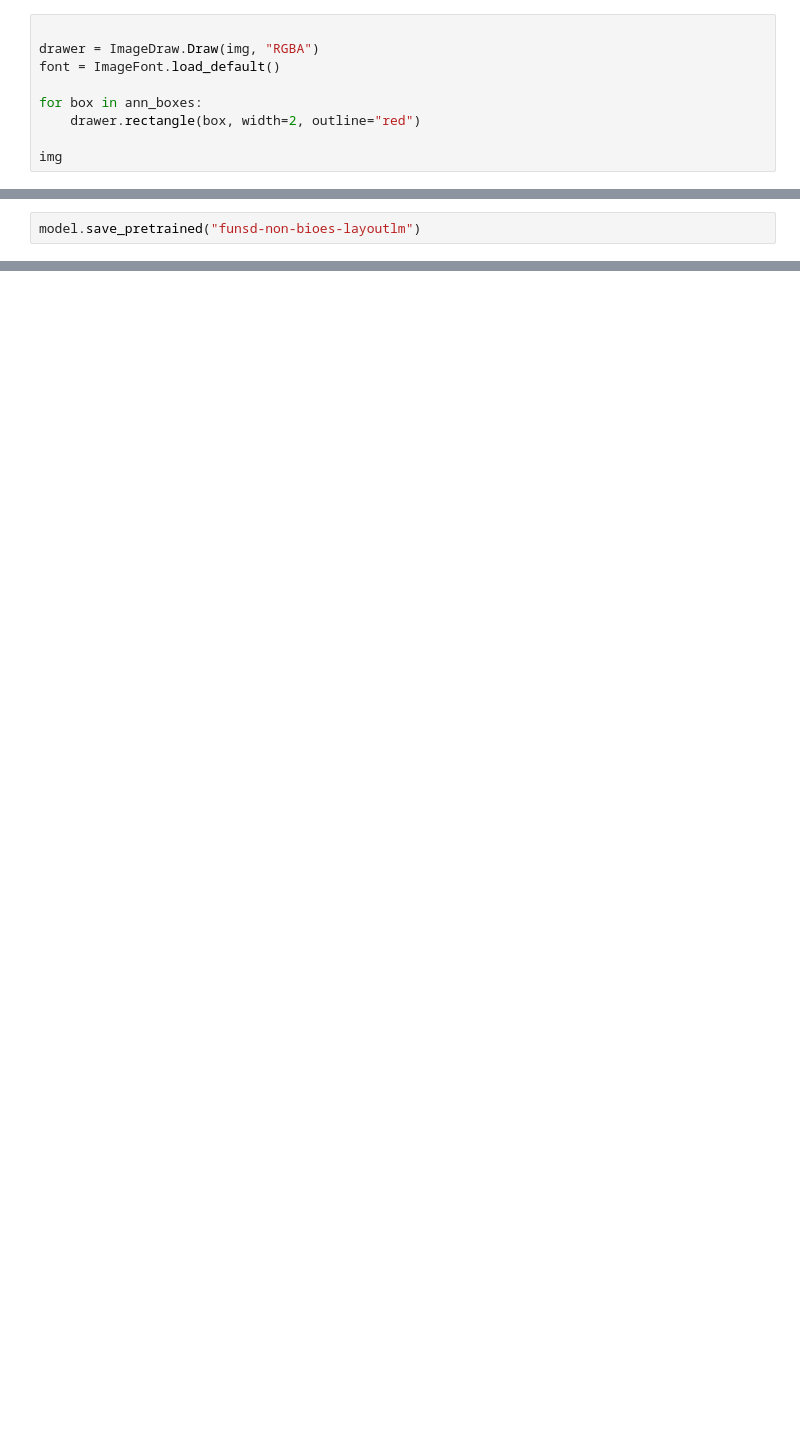
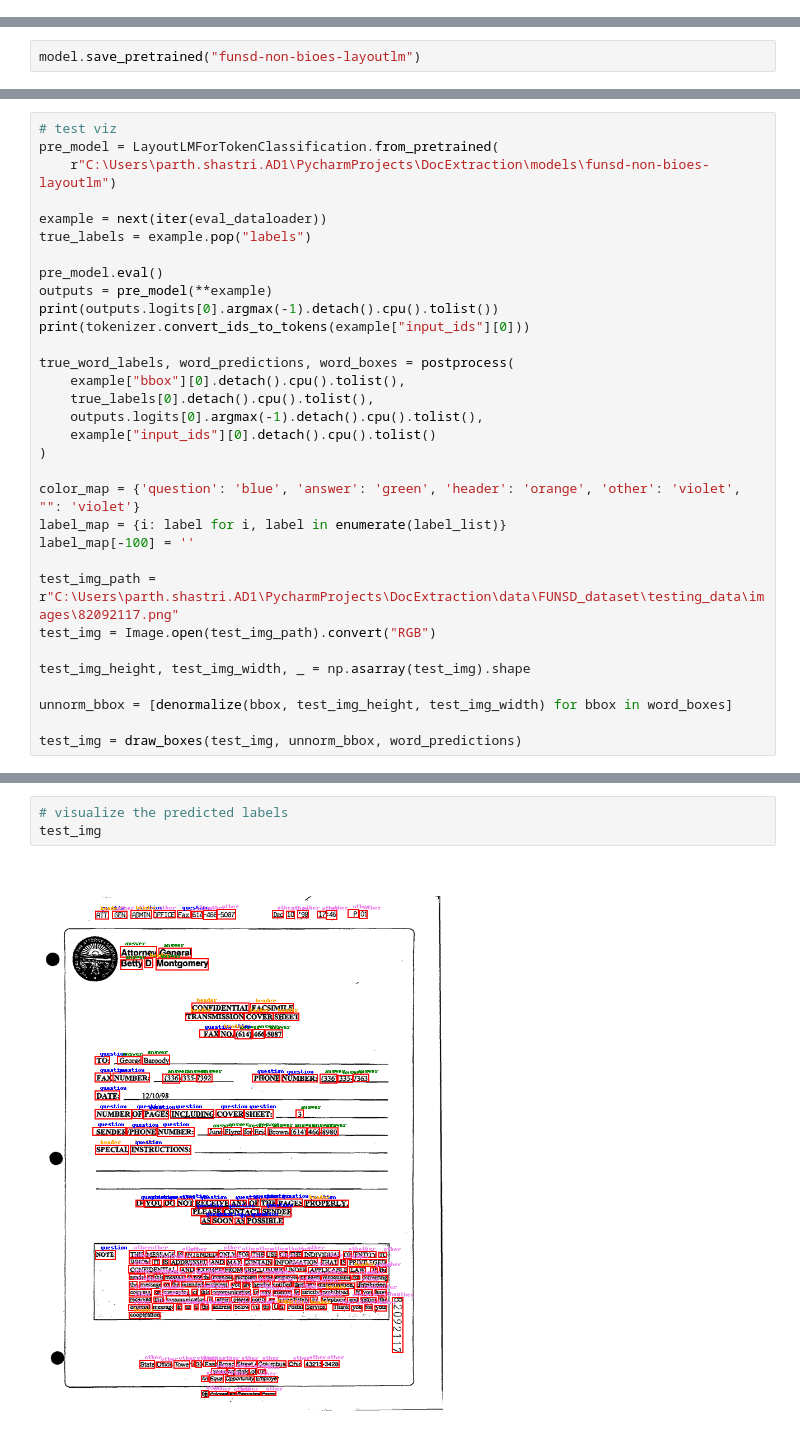
Before and after one commit to parth-shastri/DocExtraction, a Jupyter notebook: notebooks/04_LayoutLM_model.ipynb, the cells around one changed output, grey strips where cells are left out. Saved outputs shown, nothing was run; the diff lists cells and outputs as text; blank space fills up the shorter version.

Commit message:
Train and test layout lm

```diff
--- a/notebooks/04_LayoutLM_model.ipynb
+++ b/notebooks/04_LayoutLM_model.ipynb
@@ -61,11 +61,2 @@ for idx, row in coords.iterrows():
 
 img = Image.open(image_path).convert("RGB")
-# %%
-
-drawer = ImageDraw.Draw(img, "RGBA")
-font = ImageFont.load_default()
-
-for box in ann_boxes:
-    drawer.rectangle(box, width=2, outline="red")
-
-img
@@ -327,0 +395,32 @@ model.save_pretrained("funsd-non-bioes-layoutlm")
+# %%
+# test viz
+pre_model = LayoutLMForTokenClassification.from_pretrained(
+    r"C:\Users\parth.shastri.AD1\PycharmProjects\DocExtraction\models\funsd-non-bioes-layoutlm")
+
+example = next(iter(eval_dataloader))
+true_labels = example.pop("labels")
+
+pre_model.eval()
+outputs = pre_model(**example)
+print(outputs.logits[0].argmax(-1).detach().cpu().tolist())
+print(tokenizer.convert_ids_to_tokens(example["input_ids"][0]))
+
+true_word_labels, word_predictions, word_boxes = postprocess(
+    example["bbox"][0].detach().cpu().tolist(),
+    true_labels[0].detach().cpu().tolist(),
+    outputs.logits[0].argmax(-1).detach().cpu().tolist(),
+    example["input_ids"][0].detach().cpu().tolist()
+)
+
+color_map = {'question': 'blue', 'answer': 'green', 'header': 'orange', 'other': 'violet', "": 'violet'}
+label_map = {i: label for i, label in enumerate(label_list)}
+label_map[-100] = ''
+
+test_img_path = r"C:\Users\parth.shastri.AD1\PycharmProjects\DocExtraction\data\FUNSD_dataset\testing_data\images\82092117.png"
+test_img = Image.open(test_img_path).convert("RGB")
+
+test_img_height, test_img_width, _ = np.asarray(test_img).shape
+
+unnorm_bbox = [denormalize(bbox, test_img_height, test_img_width) for bbox in word_boxes]
+
+test_img = draw_boxes(test_img, unnorm_bbox, word_predictions)
@@ -327,0 +430,5 @@ model.save_pretrained("funsd-non-bioes-layoutlm")
+# %%
+# visualize the predicted labels
+test_img
+# %% [output]
+[figure, added]
```
Also changed, not shown: parts of 17 cells of this notebook, 2 other files.
